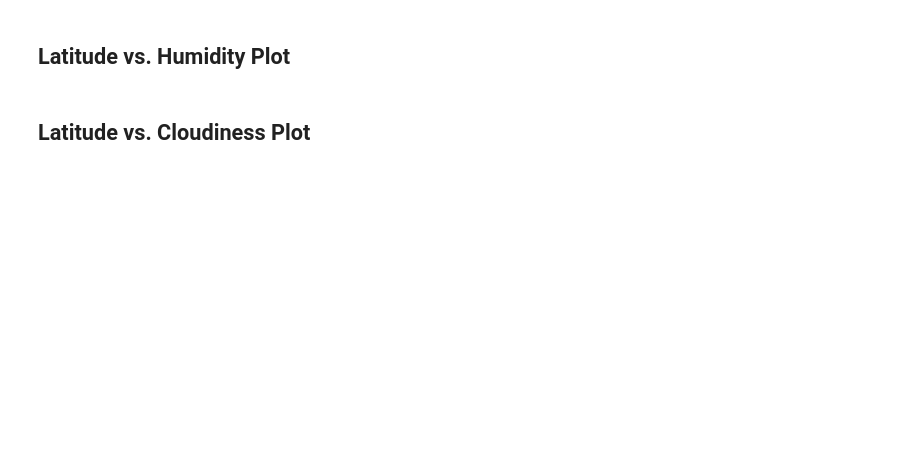
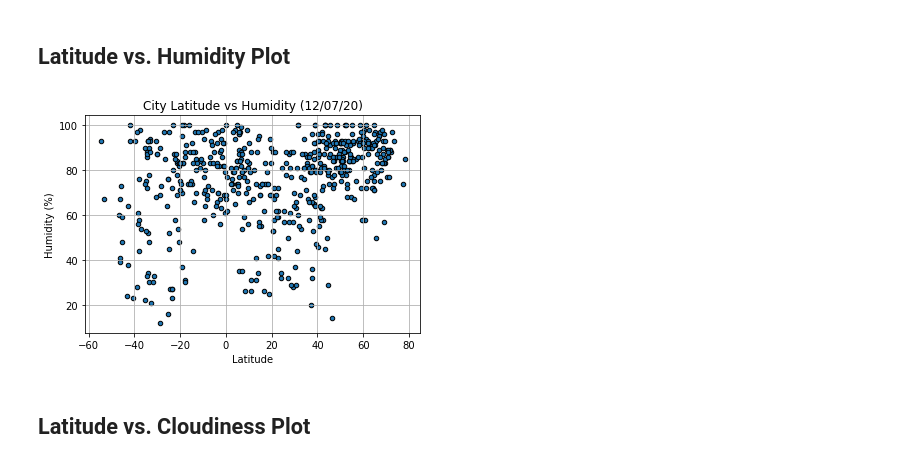
Before and after one commit to mnolker/Python-API, a Jupyter notebook: WeatherPy/WeatherPy.ipynb, the cells around one changed output. Cells and saved outputs as stored; diff of their text form; code cells hidden in the pictures; blank space fills up the shorter version.

```diff
--- a/WeatherPy/WeatherPy.ipynb
+++ b/WeatherPy/WeatherPy.ipynb
@@ -175,4 +204,13 @@ no cities with >100% humidity
 # %% [markdown]
 ## Latitude vs. Humidity Plot
+# %%
+clean_city_df.plot(kind="scatter", y='Humidity', x='Lat', grid=True, edgecolor='black',
+               title=f"City Latitude vs Humidity ({date_of_analysis})")
+plt.xlabel('Latitude')
+plt.ylabel('Humidity (%)')
+plt.show()
+plt.savefig('Lat_vs_Humidity.png')
+# %% [output]
+[figure, added]
 # %% [markdown]
 ## Latitude vs. Cloudiness Plot
```
Also changed, not shown: parts of 18 cells of this notebook, 4 other files.
